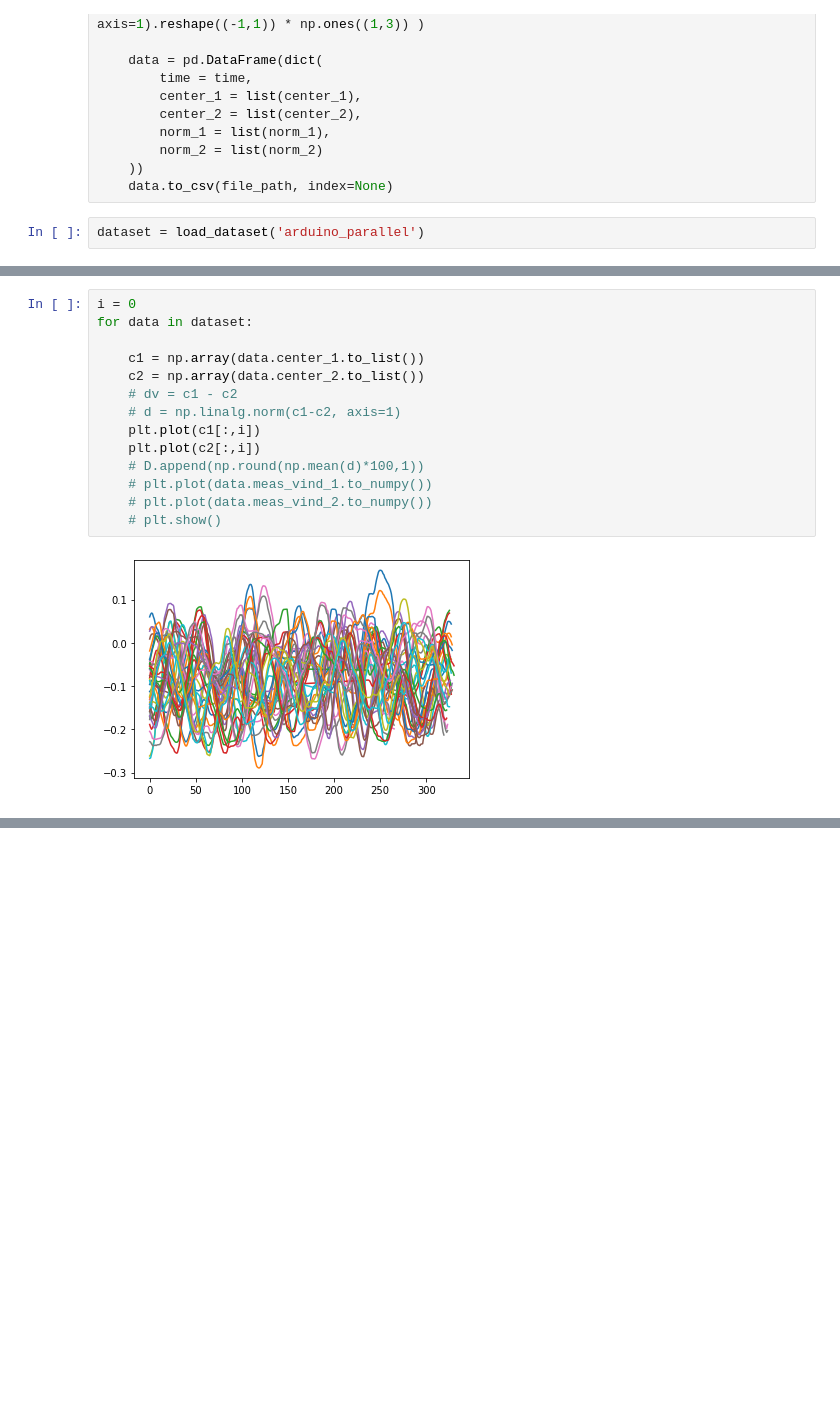
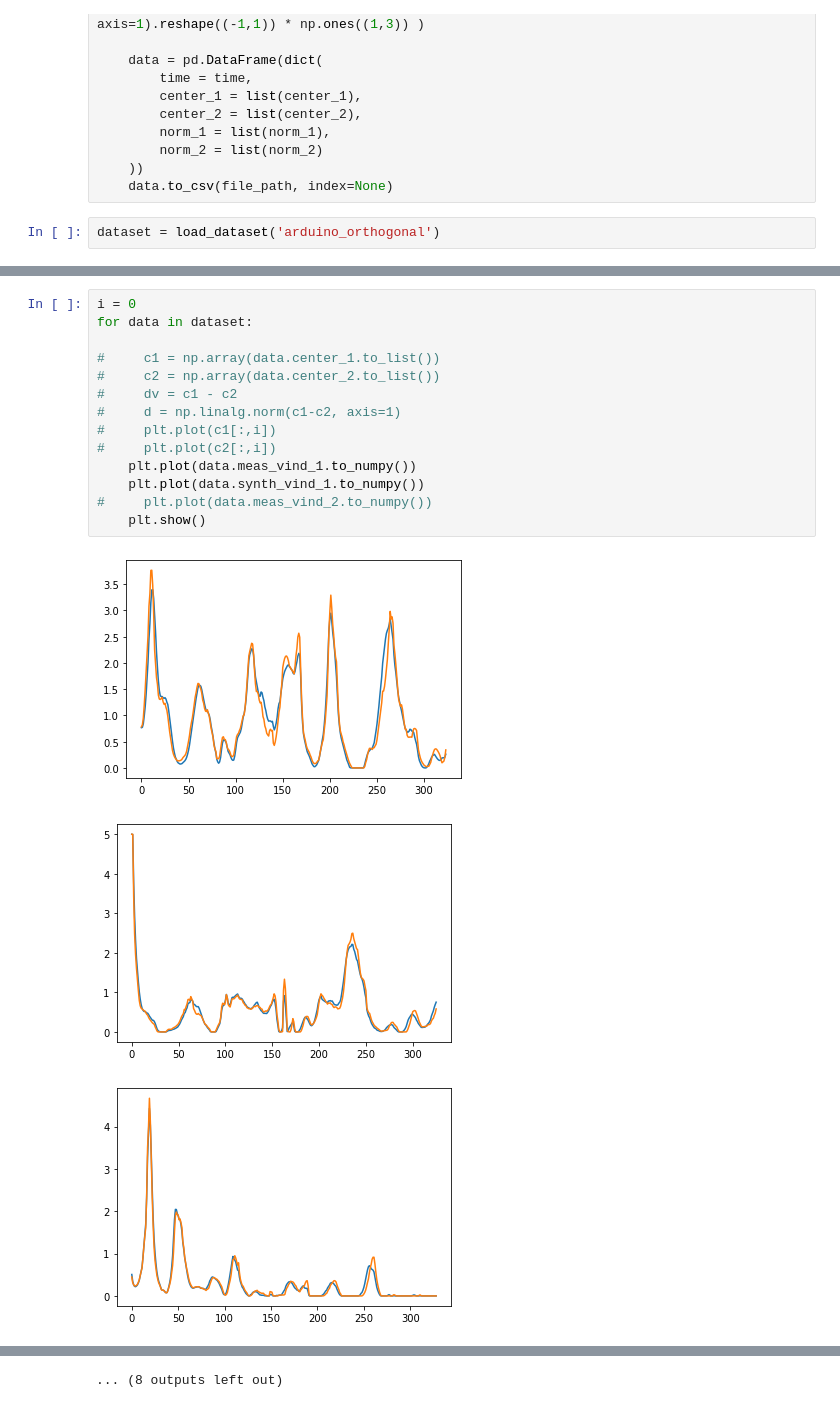
Before and after one commit to negargolestani/data_and_regression, a Jupyter notebook: data.ipynb, the cells around one changed output, grey strips where cells are left out. Drawn from its saved outputs; the diff is of its cells as text; blank space fills up the shorter version.

```diff
--- a/data.ipynb
+++ b/data.ipynb
@@ -115,4 +115,4 @@ for m in range(np.shape(synth_dataset['norm'])[0]):
     ))
     data.to_csv(file_path, index=None)
 # %%
-dataset = load_dataset('arduino_parallel')
+dataset = load_dataset('arduino_orthogonal')
@@ -119,16 +128,18 @@ dataset = load_dataset('arduino_parallel')
 # %%
 i = 0
 for data in dataset:
 
-    c1 = np.array(data.center_1.to_list())
-    c2 = np.array(data.center_2.to_list())
-    # dv = c1 - c2
-    # d = np.linalg.norm(c1-c2, axis=1)
-    plt.plot(c1[:,i])
-    plt.plot(c2[:,i])
-    # D.append(np.round(np.mean(d)*100,1))
-    # plt.plot(data.meas_vind_1.to_numpy())
-    # plt.plot(data.meas_vind_2.to_numpy())
-    # plt.show()
+#     c1 = np.array(data.center_1.to_list())
+#     c2 = np.array(data.center_2.to_list())
+#     dv = c1 - c2
+#     d = np.linalg.norm(c1-c2, axis=1)
+#     plt.plot(c1[:,i])
+#     plt.plot(c2[:,i])
+    plt.plot(data.meas_vind_1.to_numpy())
+    plt.plot(data.synth_vind_1.to_numpy())
+#     plt.plot(data.meas_vind_2.to_numpy())
+    plt.show()
 # %% [output]
-[figure, old version]
+[figure, new version]
+[figure, added]
+[figure, added]
@@ -134,0 +155 @@ for data in dataset:
+... (8 outputs left out)
```
Also changed, not shown: parts of 2 cells of this notebook, 4 other files.
